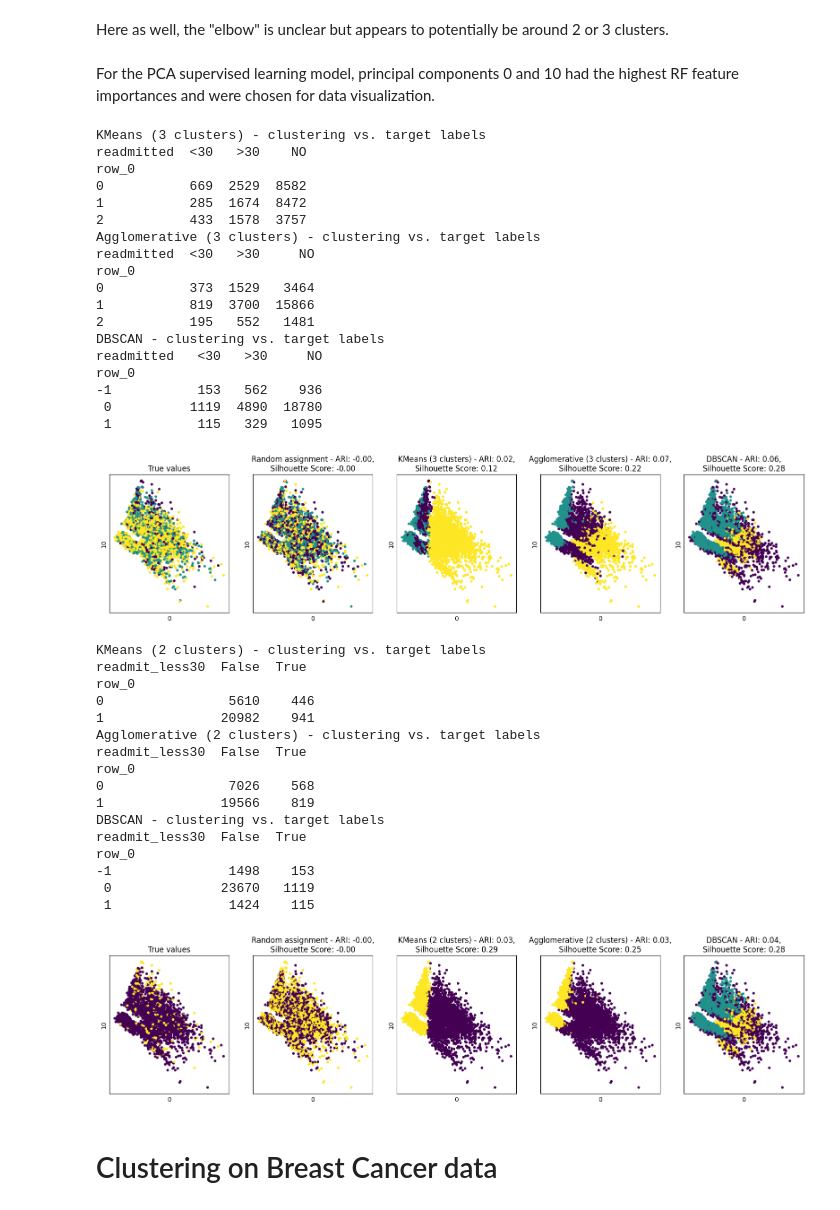
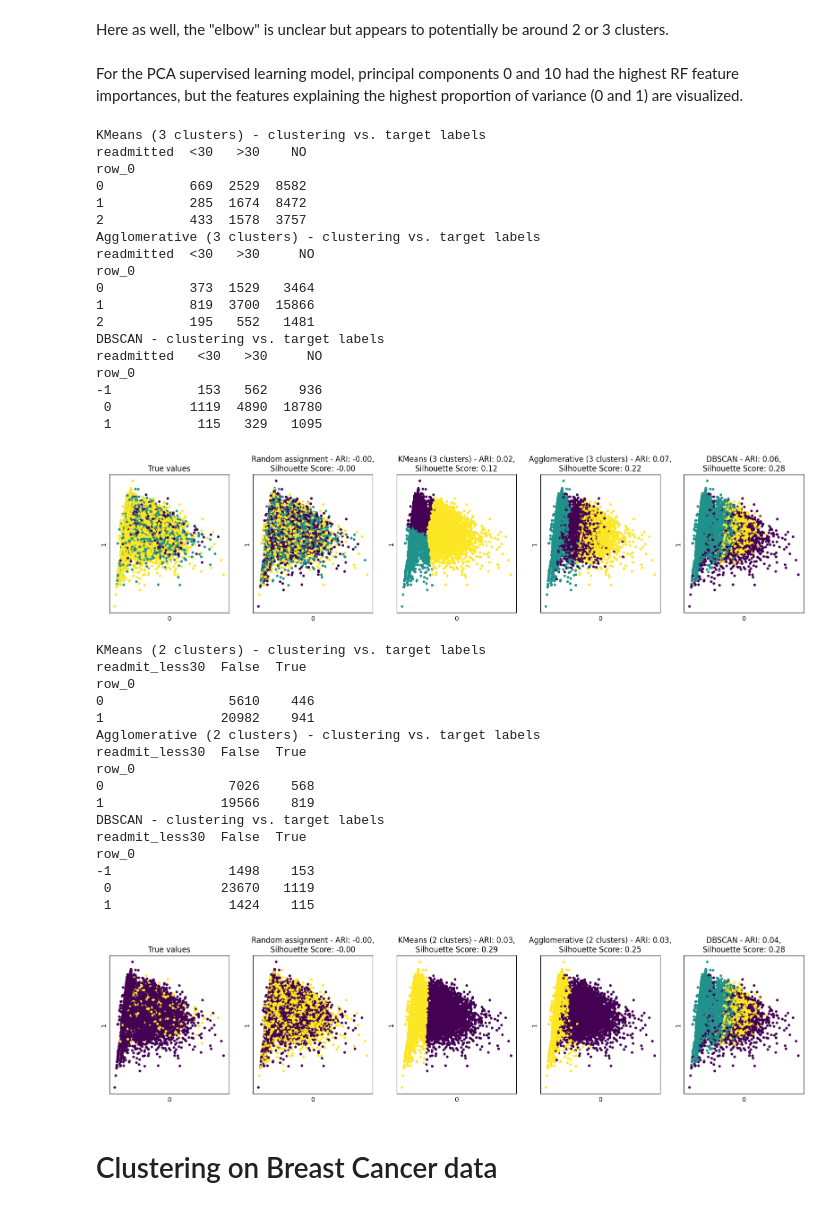
Before and after one commit to bennettJG/data17200project, a Jupyter notebook: Unsupervised_Learning.ipynb, the cells around one changed output. Cells and saved outputs as stored; diff of their text form; code cells hidden in the pictures.

```diff
--- a/Unsupervised_Learning.ipynb
+++ b/Unsupervised_Learning.ipynb
@@ -380,33 +380,33 @@ Agg2_pca = AgglomerativeClustering(n_clusters=2, connectivity=connectivity_pca).
 # %%
 db_pca = DBSCAN(eps=2.8, min_samples=50, algorithm='ball_tree').fit_predict(X_train_pca)
 # %% [markdown]
-For the PCA supervised learning model, principal components 0 and 10 had the highest RF feature importances and were chosen for data visualization.
+For the PCA supervised learning model, principal components 0 and 10 had the highest RF feature importances, but the features explaining the highest proportion of variance (0 and 1) are visualized.
 # %%
 predictions = [{'alg': 'KMeans (3 clusters)', 'clusters':KMeans3_pca}, {'alg':'Agglomerative (3 clusters)', 'clusters':Agg3_pca}, {'alg':'DBSCAN', 'clusters':db_pca}]
-plot_ARI(X_train_pca, y_train_small['readmitted'], predictions, 0, 10)
+plot_ARI(X_train_pca, y_train_small['readmitted'], predictions, 0, 1)
 # %% [output]
 KMeans (3 clusters) - clustering vs. target labels
 readmitted  <30   >30    NO
 row_0
 0           669  2529  8582
 1           285  1674  8472
 2           433  1578  3757
 Agglomerative (3 clusters) - clustering vs. target labels
 readmitted  <30   >30     NO
 row_0
 0           373  1529   3464
 1           819  3700  15866
 2           195   552   1481
 DBSCAN - clustering vs. target labels
 readmitted   <30   >30     NO
 row_0
 -1           153   562    936
  0          1119  4890  18780
  1           115   329   1095
-[figure, old version]
+[figure, new version]
 # %%
 predictions = [{'alg': 'KMeans (2 clusters)', 'clusters':KMeans2_pca}, {'alg':'Agglomerative (2 clusters)', 'clusters':Agg2_pca}, {'alg':'DBSCAN', 'clusters':db_pca}]
-plot_ARI(X_train_pca, y_train_small['readmit_less30'], predictions, 0, 10)
+plot_ARI(X_train_pca, y_train_small['readmit_less30'], predictions, 0, 1)
 # %% [output]
 KMeans (2 clusters) - clustering vs. target labels
 readmit_less30  False  True
@@ -424,7 +424,7 @@ row_0
 -1               1498    153
  0              23670   1119
  1               1424    115
-[figure, old version]
+[figure, new version]
 # %% [markdown]
 # Clustering on Breast Cancer data
 # %%
```
Also changed, not shown: parts of 9 cells of this notebook.
